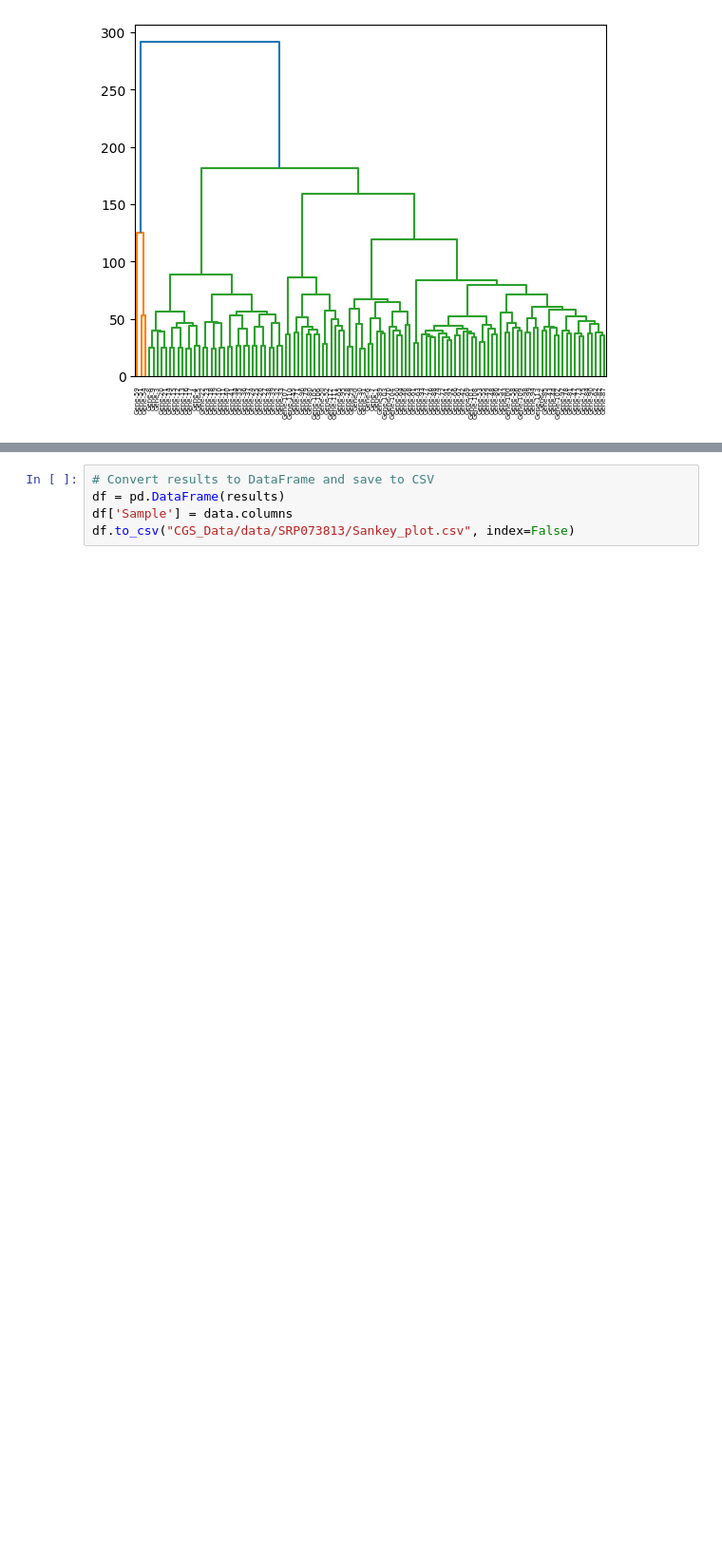
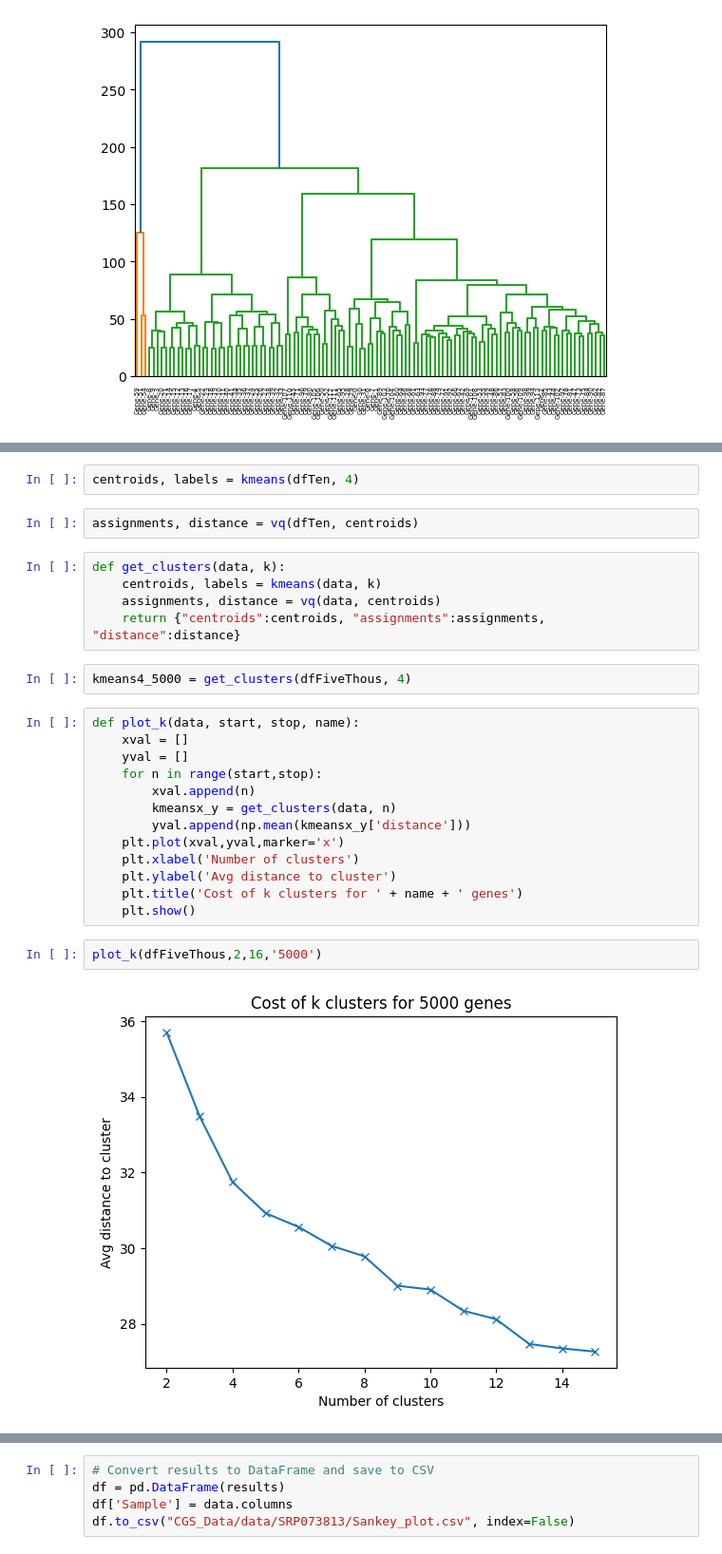
Before and after one commit to ShlokNangia24/CGS4144-Project, a Jupyter notebook: Assignment3.ipynb, the cells around one changed output, grey strips where cells are left out. Shown: that part at 95% size. Cells and saved outputs as stored; diff of their text form; blank space fills up the shorter version.

```diff
--- a/Assignment3.ipynb
+++ b/Assignment3.ipynb
@@ -174,0 +296,28 @@ for subset in gene_subsets:
+# %%
+centroids, labels = kmeans(dfTen, 4)
+# %%
+assignments, distance = vq(dfTen, centroids)
+# %%
+def get_clusters(data, k):
+    centroids, labels = kmeans(data, k)
+    assignments, distance = vq(data, centroids)
+    return {"centroids":centroids, "assignments":assignments, "distance":distance}
+# %%
+kmeans4_5000 = get_clusters(dfFiveThous, 4)
+# %%
+def plot_k(data, start, stop, name):
+    xval = []
+    yval = []
+    for n in range(start,stop):
+        xval.append(n)
+        kmeansx_y = get_clusters(data, n)
+        yval.append(np.mean(kmeansx_y['distance']))
+    plt.plot(xval,yval,marker='x')
+    plt.xlabel('Number of clusters')
+    plt.ylabel('Avg distance to cluster')
+    plt.title('Cost of k clusters for ' + name + ' genes')
+    plt.show()
+# %%
+plot_k(dfFiveThous,2,16,'5000')
+# %% [output]
+[figure, added]
```
Also changed, not shown: parts of 35 cells of this notebook.
